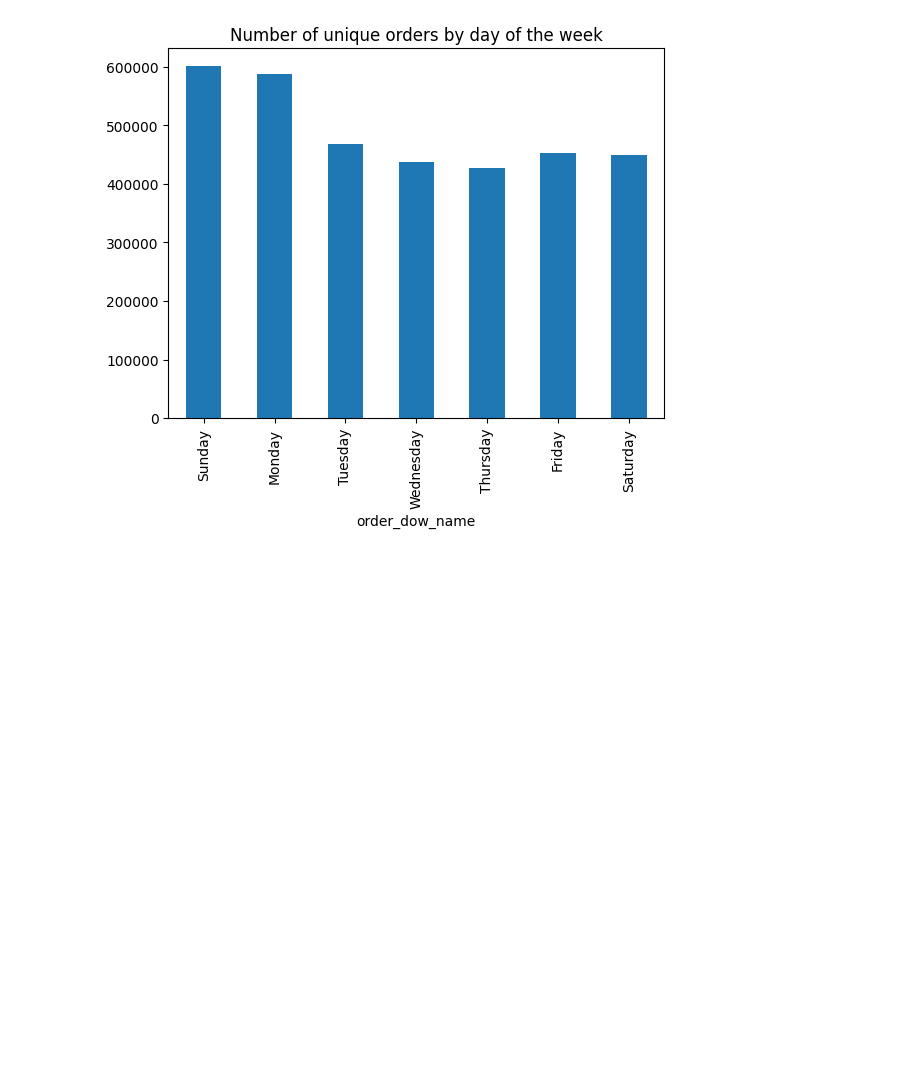
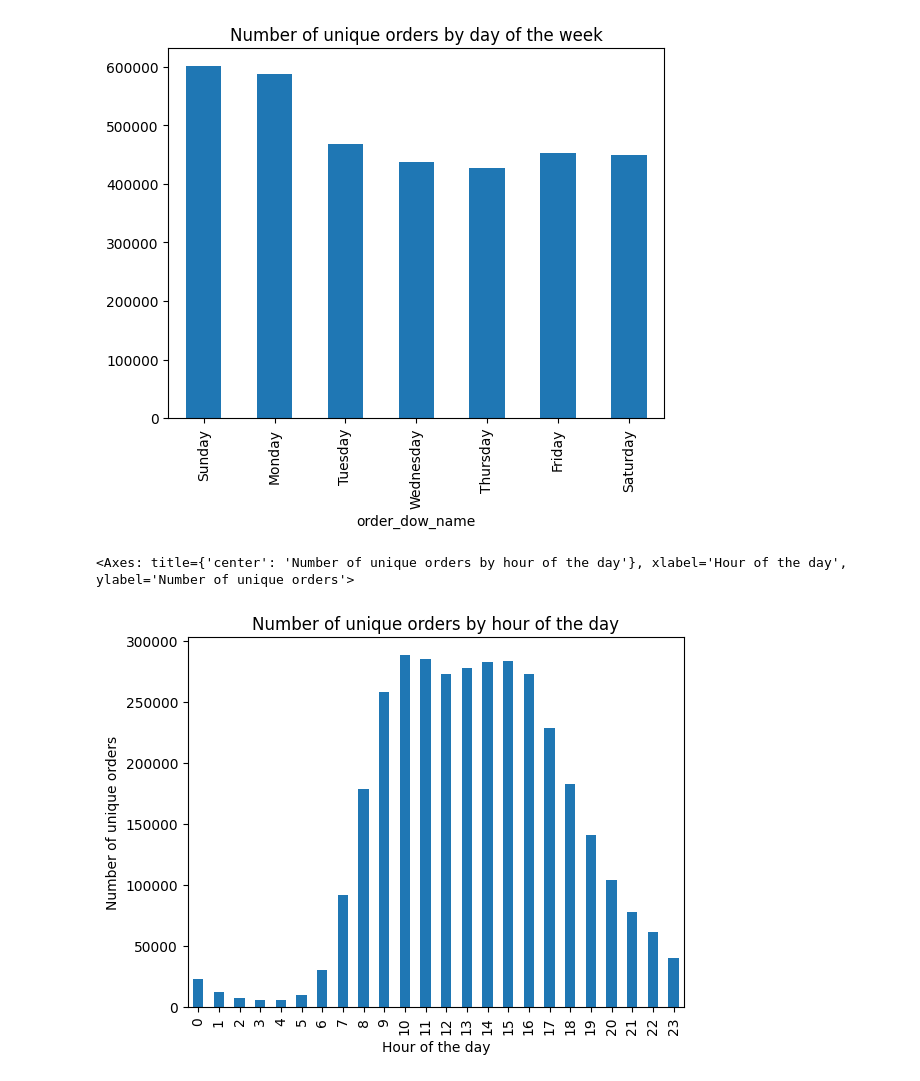
Before and after one commit to pradeepjoel/instacart-retail-project, a Jupyter notebook: data_exploration/01_exploration_instacart.ipynb, the cells around one changed output. Drawn from its saved outputs; the diff is of its cells as text; code cells hidden in the pictures; blank space fills up the shorter version.

```diff
--- a/data_exploration/01_exploration_instacart.ipynb
+++ b/data_exploration/01_exploration_instacart.ipynb
@@ -183,3 +183,9 @@ orders.groupby("order_dow_name")["order_id"].nunique().plot(kind="bar", title="N
 # %% [output]
 <Axes: title={'center': 'Number of unique orders by day of the week'}, xlabel='order_dow_name'>
 [figure]
+# %%
+# In which hour ?
+orders["order_hour_of_day"].value_counts().sort_index().plot(kind="bar", title="Number of unique orders by hour of the day", xlabel="Hour of the day", ylabel="Number of unique orders")
+# %% [output]
+<Axes: title={'center': 'Number of unique orders by hour of the day'}, xlabel='Hour of the day', ylabel='Number of unique orders'>
+[figure, added]
```
Also changed, not shown: parts of 6 cells of this notebook.
